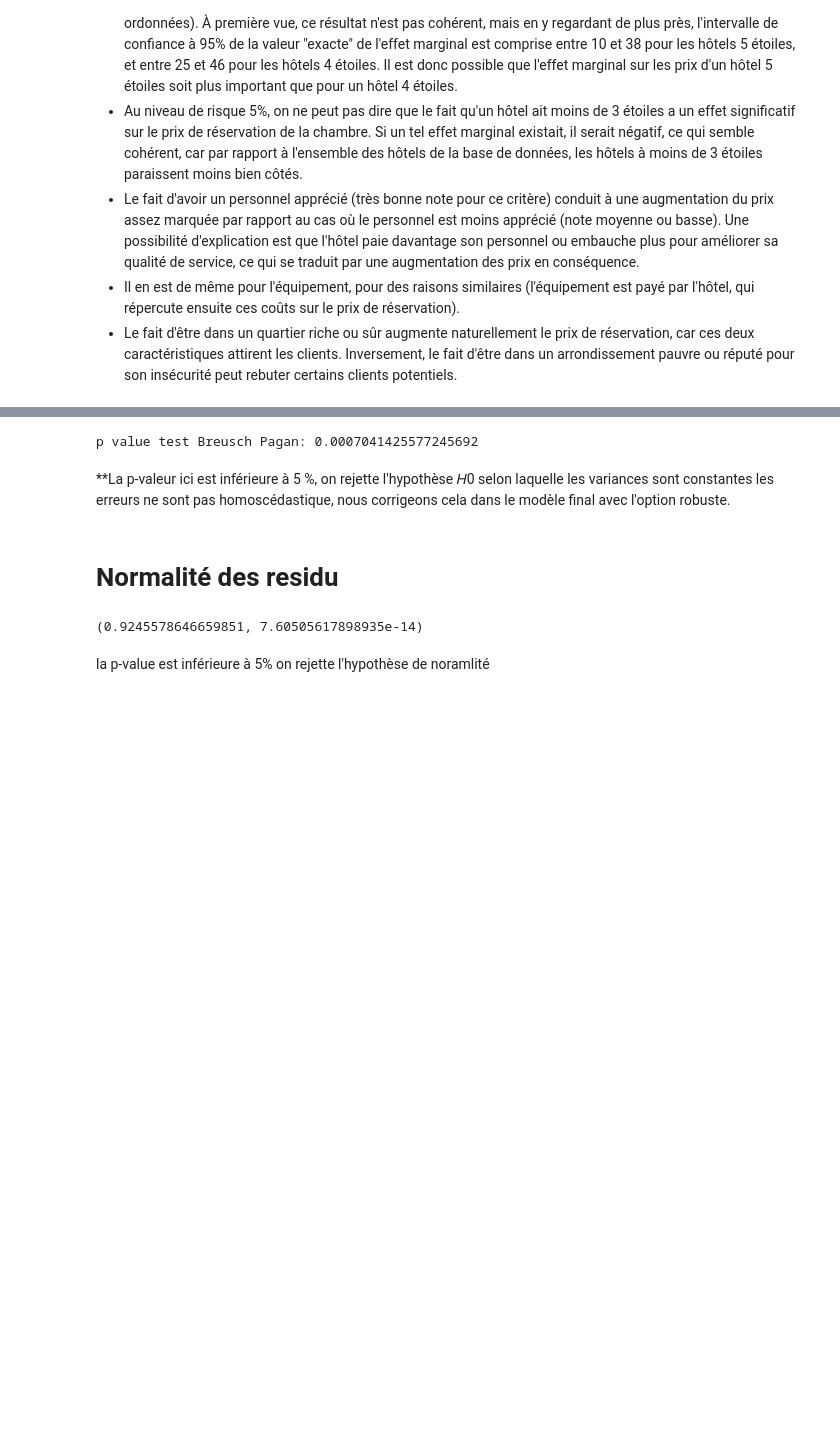
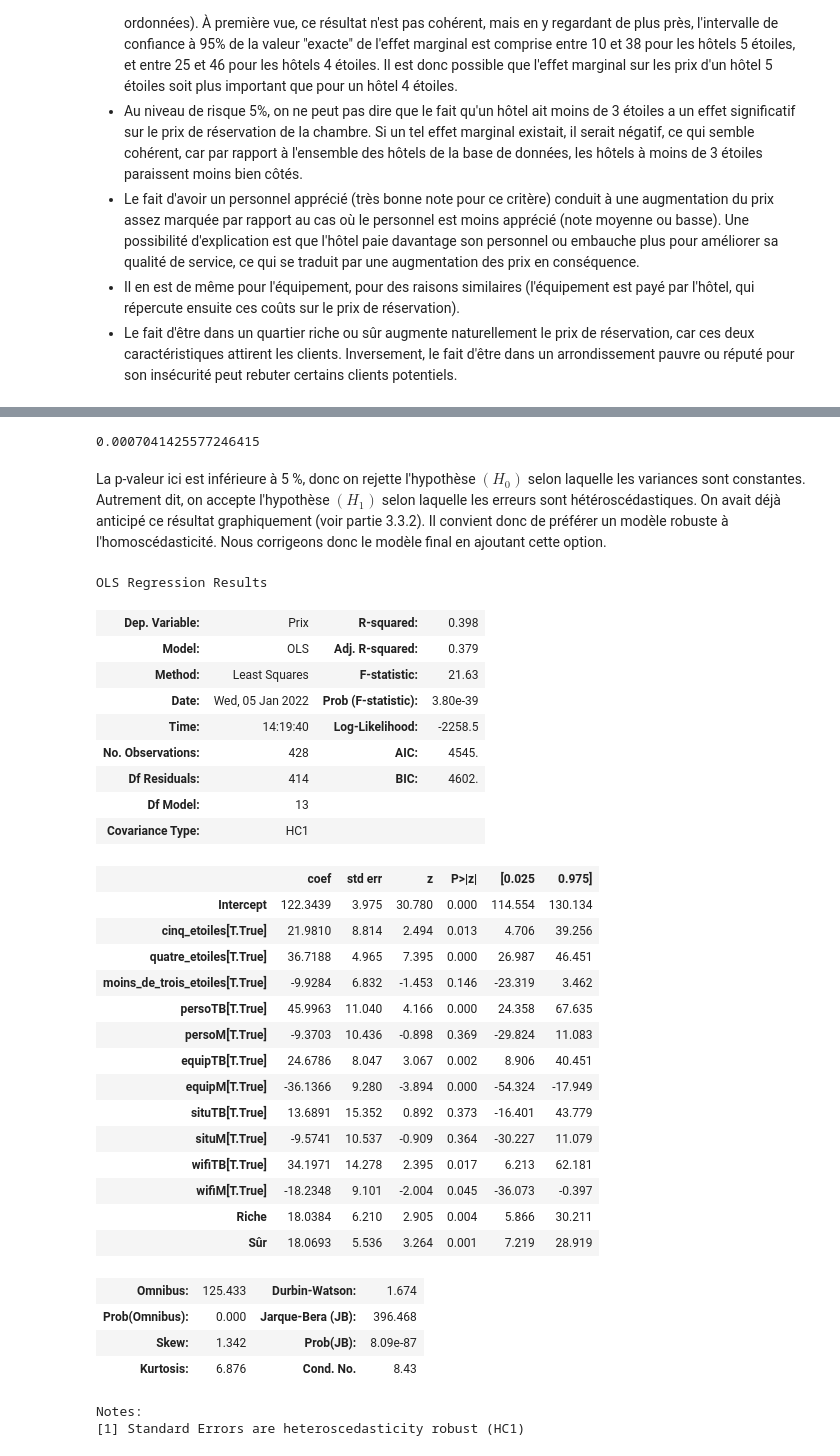
Before and after one commit to fsalaun29/Prediction-prix-hotels-Paris, a Jupyter notebook: Partie 3 - Déterminants du prix des hôtels.ipynb, the cells around one changed output, grey strips where cells are left out. Drawn from its saved outputs; the diff is of its cells as text; code cells hidden in the pictures; blank space fills up the shorter version.

Commit message:
Mise à jour des tests

```diff
--- a/Partie 3 - Déterminants du prix des hôtels.ipynb
+++ b/Partie 3 - Déterminants du prix des hôtels.ipynb
@@ -669,16 +693,41 @@ de confiance et peut fausser les résultats des tests
 # %%
 _, pval, __, f_pval = statsmodels.stats.diagnostic.het_breuschpagan(model_fin.resid, variables)
-print('p-value test Breusch Pagan:', pval)
+pval
 # %% [output]
-p value test Breusch Pagan: 0.0007041425577245692
+0.0007041425577246415
 # %% [markdown]
-**La p-valeur ici est inférieure à  5 %, on rejette l'hypothèse  𝐻0  selon laquelle les variances sont constantes les erreurs ne sont pas homoscédastique, nous corrigeons cela dans le modèle final avec l'option robuste.
+La p-valeur ici est inférieure à  5 %, donc on rejette l'hypothèse $(H_0)$ selon laquelle les variances sont constantes. Autrement dit, on accepte l'hypothèse $(H_1)$ selon laquelle les erreurs sont hétéroscédastiques. On avait déjà anticipé ce résultat graphiquement (voir partie 3.3.2). Il convient donc de préférer un modèle robuste à l'homoscédasticité. Nous corrigeons donc le modèle final en ajoutant cette option.
-# %% [markdown]
-# Normalité des residu
-# %%
-# le test de normalité de Shapiro Wilk
-shapiro(model_fin.resid)
-# %% [output]
-(0.9245578646659851, 7.60505617898935e-14)
-# %% [markdown]
-la p-value est inférieure à 5% on rejette l'hypothèse de noramlité
+# %%
+smf.ols('Prix ~ cinq_etoiles + quatre_etoiles + moins_de_trois_etoiles + Riche + Sûr + persoTB + persoM + equipTB + equipM + situTB + situM + wifiTB + wifiM', data=df).fit(cov_type='HC1').summary()
+# %% [output]
+OLS Regression Results
+| Dep. Variable: | Prix | R-squared: | 0.398 |
+| Model: | OLS | Adj. R-squared: | 0.379 |
+| Method: | Least Squares | F-statistic: | 21.63 |
+| Date: | Wed, 05 Jan 2022 | Prob (F-statistic): | 3.80e-39 |
+| Time: | 14:19:40 | Log-Likelihood: | -2258.5 |
+| No. Observations: | 428 | AIC: | 4545. |
+| Df Residuals: | 414 | BIC: | 4602. |
+| Df Model: | 13 |  |  |
+| Covariance Type: | HC1 |  |  |
+|  | coef | std err | z | P>|z| | [0.025 | 0.975] |
+| Intercept | 122.3439 | 3.975 | 30.780 | 0.000 | 114.554 | 130.134 |
+| cinq_etoiles[T.True] | 21.9810 | 8.814 | 2.494 | 0.013 | 4.706 | 39.256 |
+| quatre_etoiles[T.True] | 36.7188 | 4.965 | 7.395 | 0.000 | 26.987 | 46.451 |
+| moins_de_trois_etoiles[T.True] | -9.9284 | 6.832 | -1.453 | 0.146 | -23.319 | 3.462 |
+| persoTB[T.True] | 45.9963 | 11.040 | 4.166 | 0.000 | 24.358 | 67.635 |
+| persoM[T.True] | -9.3703 | 10.436 | -0.898 | 0.369 | -29.824 | 11.083 |
+| equipTB[T.True] | 24.6786 | 8.047 | 3.067 | 0.002 | 8.906 | 40.451 |
+| equipM[T.True] | -36.1366 | 9.280 | -3.894 | 0.000 | -54.324 | -17.949 |
+| situTB[T.True] | 13.6891 | 15.352 | 0.892 | 0.373 | -16.401 | 43.779 |
+| situM[T.True] | -9.5741 | 10.537 | -0.909 | 0.364 | -30.227 | 11.079 |
+| wifiTB[T.True] | 34.1971 | 14.278 | 2.395 | 0.017 | 6.213 | 62.181 |
+| wifiM[T.True] | -18.2348 | 9.101 | -2.004 | 0.045 | -36.073 | -0.397 |
+| Riche | 18.0384 | 6.210 | 2.905 | 0.004 | 5.866 | 30.211 |
+| Sûr | 18.0693 | 5.536 | 3.264 | 0.001 | 7.219 | 28.919 |
+| Omnibus: | 125.433 | Durbin-Watson: | 1.674 |
+| Prob(Omnibus): | 0.000 | Jarque-Bera (JB): | 396.468 |
+| Skew: | 1.342 | Prob(JB): | 8.09e-87 |
+| Kurtosis: | 6.876 | Cond. No. | 8.43 |
+Notes:
+[1] Standard Errors are heteroscedasticity robust (HC1)
```
Also changed, not shown: parts of 22 cells of this notebook.
